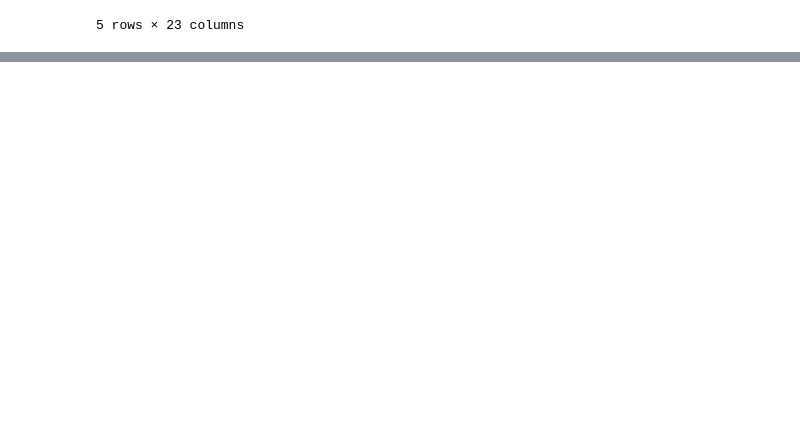
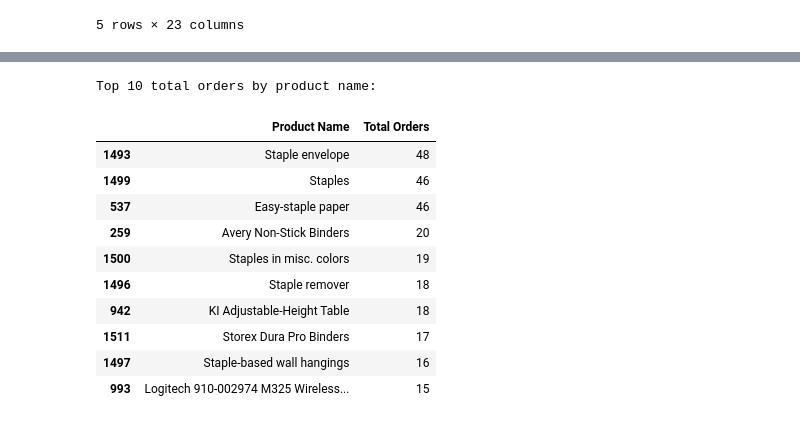
Before and after one commit to fahime10/Retail-Supply-Chain-Analysis, a Jupyter notebook: notebook/retail_supply_chain_analysis.ipynb, the cells around one changed output, grey strips where cells are left out. Drawn from its saved outputs; the diff is of its cells as text; code cells hidden in the pictures; blank space fills up the shorter version.

```diff
--- a/notebook/retail_supply_chain_analysis.ipynb
+++ b/notebook/retail_supply_chain_analysis.ipynb
@@ -24,0 +142,2 @@ df.head()
+# %%
+pd.set_option('display.max_colwidth', None)
@@ -24,0 +174,17 @@ df.head()
+# %%
+print('Top 10 total orders by product name:')
+
+df.groupby('Product Name')['Order ID'].count().reset_index().rename(columns={'Order ID': 'Total Orders'}).sort_values(by='Total Orders', ascending=False).head(10)
+# %% [output]
+Top 10 total orders by product name:
+|  | Product Name | Total Orders |
+| 1493 | Staple envelope | 48 |
+| 1499 | Staples | 46 |
+| 537 | Easy-staple paper | 46 |
+| 259 | Avery Non-Stick Binders | 20 |
+| 1500 | Staples in misc. colors | 19 |
+| 1496 | Staple remover | 18 |
+| 942 | KI Adjustable-Height Table | 18 |
+| 1511 | Storex Dura Pro Binders | 17 |
+| 1497 | Staple-based wall hangings | 16 |
+| 993 | Logitech 910-002974 M325 Wireless... | 15 |
```
Also changed, not shown: parts of 27 cells of this notebook.
